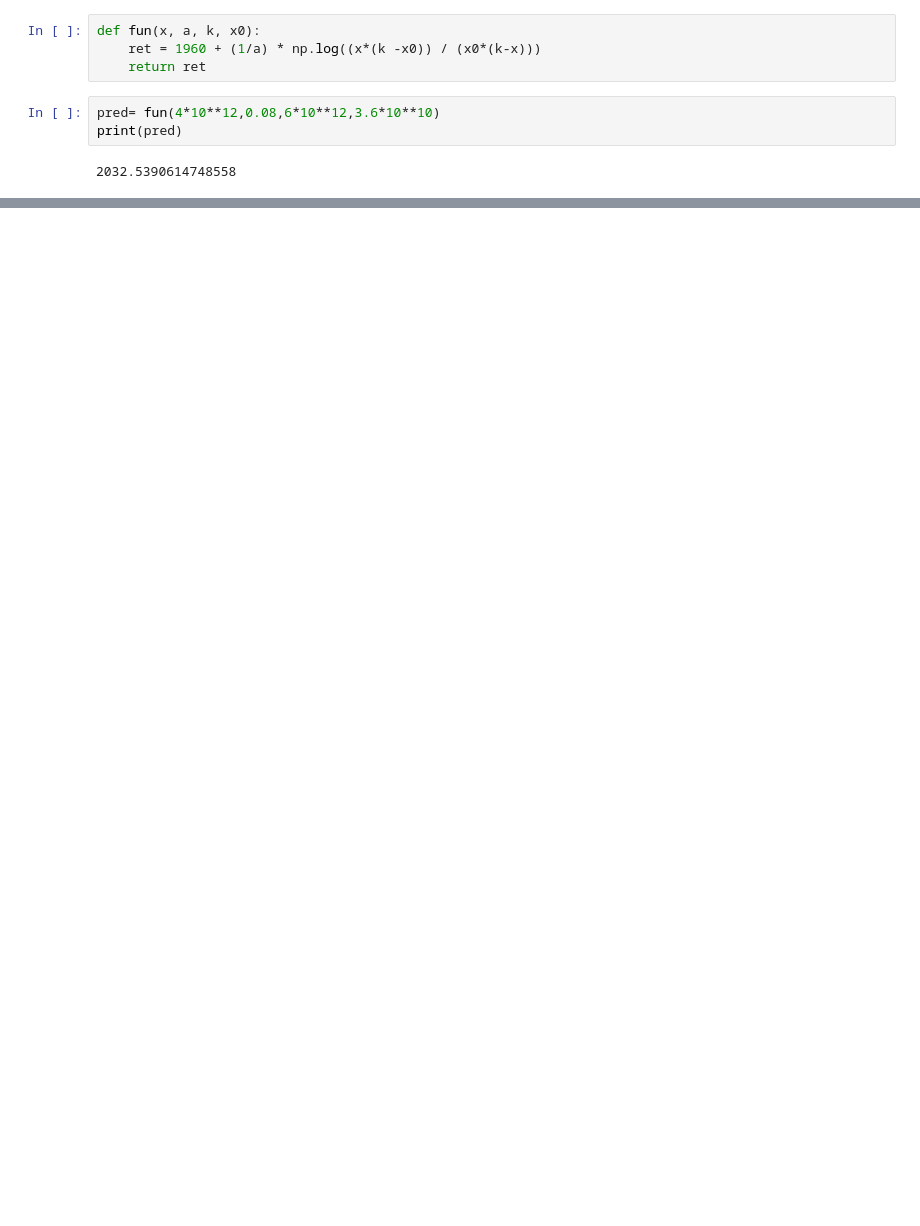
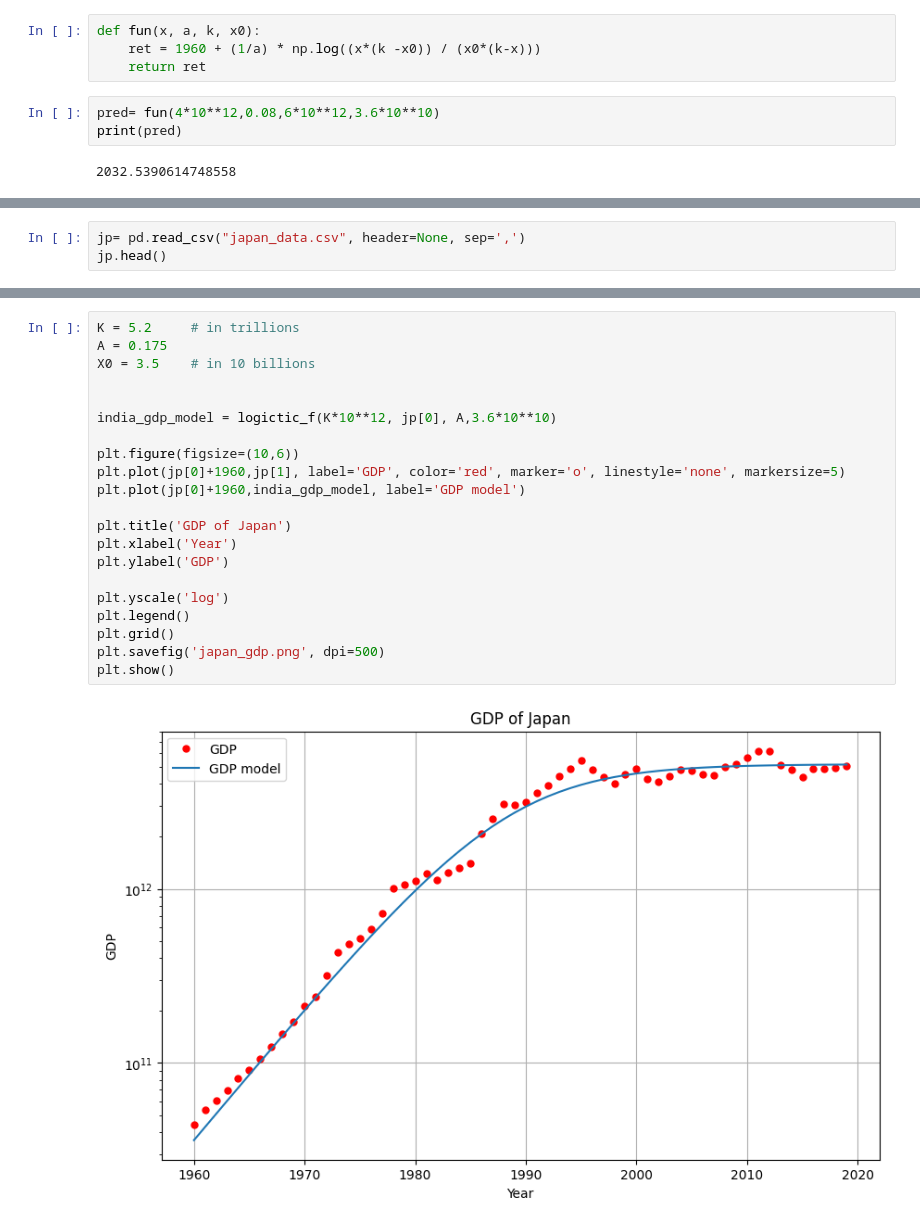
Before and after one commit to akshaTec/AKSum_CS_302, a Jupyter notebook: Lab1/q_2 (1).ipynb, the cells around one changed output, grey strips where cells are left out. Cells and saved outputs as stored; diff of their text form; blank space fills up the shorter version.

```diff
--- a/Lab1/q_2 (1).ipynb
+++ b/Lab1/q_2 (1).ipynb
@@ -46,0 +50,3 @@ print(pred)
+# %%
+jp= pd.read_csv("japan_data.csv", header=None, sep=',')
+jp.head()
@@ -46,0 +60,23 @@ print(pred)
+# %%
+K = 5.2     # in trillions
+A = 0.175
+X0 = 3.5    # in 10 billions
+
+
+india_gdp_model = logictic_f(K*10**12, jp[0], A,3.6*10**10)
+
+plt.figure(figsize=(10,6))
+plt.plot(jp[0]+1960,jp[1], label='GDP', color='red', marker='o', linestyle='none', markersize=5)
+plt.plot(jp[0]+1960,india_gdp_model, label='GDP model')
+
+plt.title('GDP of Japan')
+plt.xlabel('Year')
+plt.ylabel('GDP')
+
+plt.yscale('log')
+plt.legend()
+plt.grid()
+plt.savefig('japan_gdp.png', dpi=500)
+plt.show()
+# %% [output]
+[figure, added]
```
Also changed, not shown: parts of 3 cells of this notebook, 2 other files.
